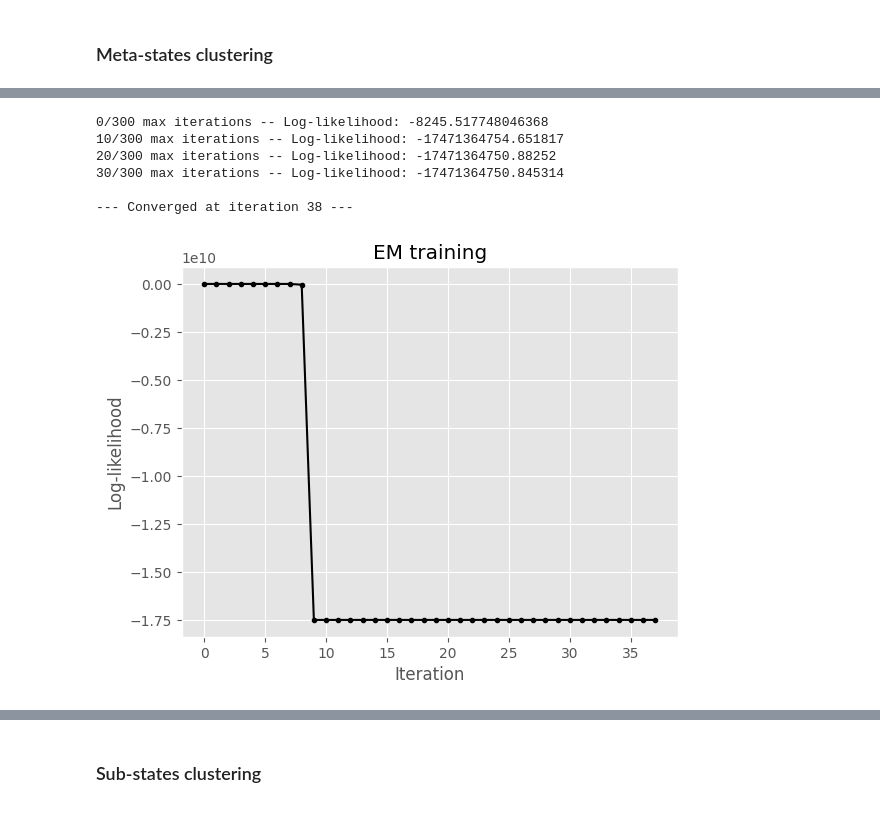
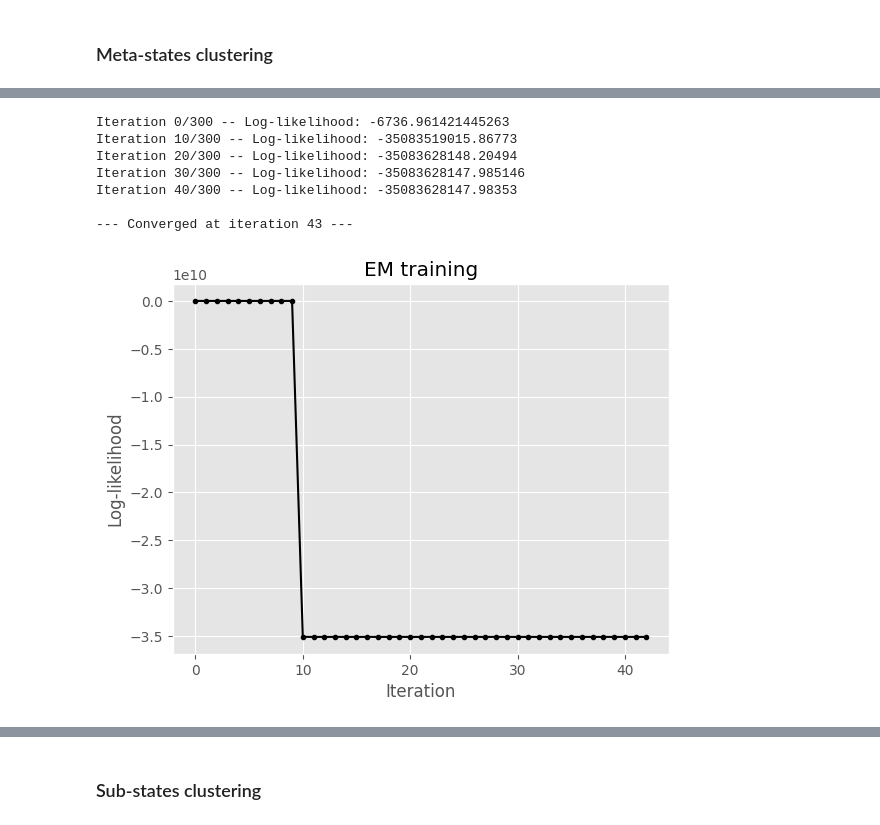
Before and after one commit to kir0ul/BayesClustering, a Jupyter notebook: GMM-semi-supervised.ipynb, the cells around one changed output, grey strips where cells are left out. Saved outputs shown, nothing was run; the diff lists cells and outputs as text; code cells hidden in the pictures.

```diff
--- a/GMM-semi-supervised.ipynb
+++ b/GMM-semi-supervised.ipynb
@@ -702,7 +729,7 @@ new_feat_mat
 # np.round(gmm.predict_proba(new_feat_mat))
 # %%
 gamma_resp, labels_pred = predict(
-    X=new_feat_mat.to_numpy(),
+    U=new_feat_mat.to_numpy(),
     pi_mixing_prior=pi_mixing_prior,
     mu=mu,
     Sigma=Sigma,
@@ -1400,12 +1497,13 @@ feat_mat
 # %% [markdown]
 ### Meta-states clustering
+# %%
+K_components = n_meta
 # %%
 y_cls_win = np.round(
     np.mean(
         sliding_window(series=meta_states, window_size=window_size, step=window_step),
         axis=1,
-        dtype=int,
     )
-)
+).astype(int)
 y_cls_win
 # %% [output]
@@ -1450,0 +1530,9 @@ X.shape, Y
+# %%
+supervised_sample_size = 15
+X, Y = select_supervised_data(
+    total_sample_size=supervised_sample_size,
+    labels_gt=y_cls_win,
+    K_components=K_components,
+    U=feat_mat.to_numpy(),
+)
+X.shape, Y
@@ -1451,23 +1556,24 @@ X.shape, Y
 # %%
 reg_coef = 1e-2
 mu, Sigma, gamma_resp, clust_labels_pred, pi_mixing_prior = run_EM(
     K_components=K_components,
     U=feat_mat.to_numpy(),
-    X=X.to_numpy(),
+    X=X,
     Y=Y,
     beta=beta,
     reg_coef=reg_coef,
     seed=seed,
     allow_singular=False,
 )
 # %% [output]
-0/300 max iterations -- Log-likelihood: -8245.517748046368
-10/300 max iterations -- Log-likelihood: -17471364754.651817
-20/300 max iterations -- Log-likelihood: -17471364750.88252
-30/300 max iterations -- Log-likelihood: -17471364750.845314
+Iteration 0/300 -- Log-likelihood: -6736.961421445263
+Iteration 10/300 -- Log-likelihood: -35083519015.86773
+Iteration 20/300 -- Log-likelihood: -35083628148.20494
+Iteration 30/300 -- Log-likelihood: -35083628147.985146
+Iteration 40/300 -- Log-likelihood: -35083628147.98353
 
---- Converged at iteration 38 ---
+--- Converged at iteration 43 ---
-[figure, old version]
+[figure, new version]
 # %%
 mu, Sigma, gamma_resp, clust_labels_pred, pi_mixing_prior
 # %% [output]
```
Also changed, not shown: parts of 58 cells of this notebook, 1 other file.
